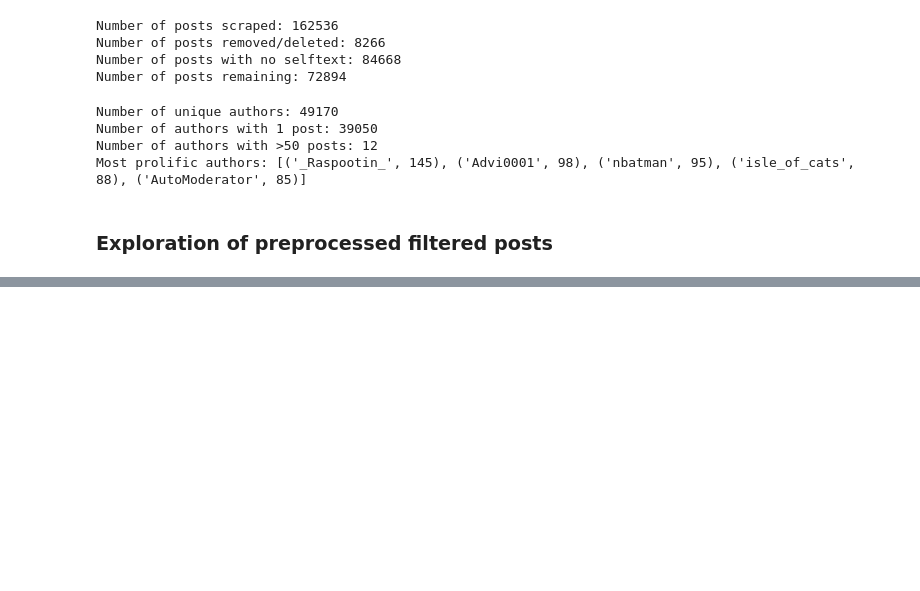
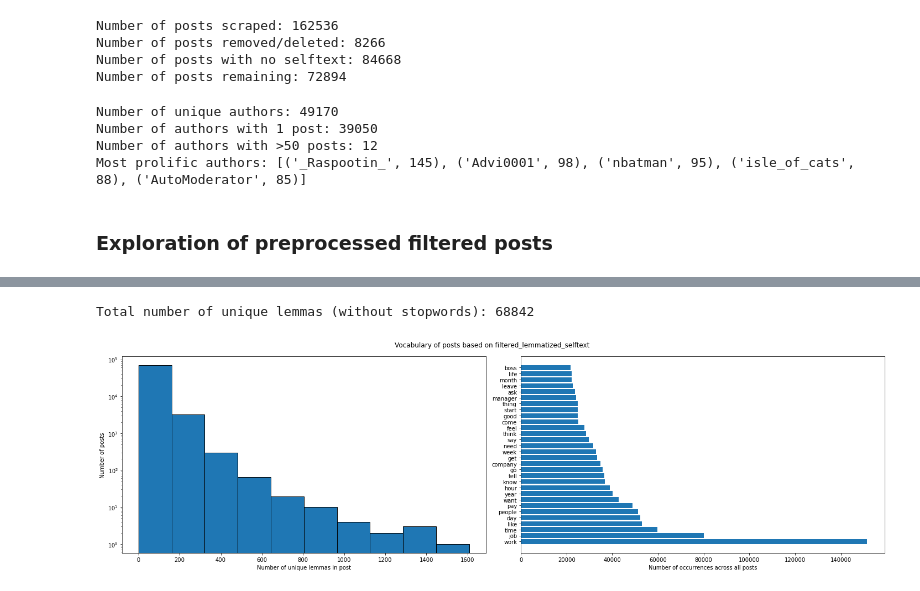
Before and after one commit to jessicalamjh/antiwork-scraping, a Jupyter notebook: notebooks/reddit-scraper.ipynb, the cells around one changed output, grey strips where cells are left out. Drawn from its saved outputs; the diff is of its cells as text; code cells hidden in the pictures; blank space fills up the shorter version.

```diff
--- a/notebooks/reddit-scraper.ipynb
+++ b/notebooks/reddit-scraper.ipynb
@@ -235,0 +260,30 @@ Now I fully understand I was lucky to have had 15 years of high paying work unde
+# %%
+# vocabulary per post and total vocabulary
+vocab_per_post = posts.filtered_lemmatized_selftext.apply(
+    lambda x: Counter([lem for sent in x for lem in sent])
+)
+total_vocab = Counter()
+for vocab in vocab_per_post:
+    total_vocab.update(vocab)
+
+print(f"Total number of unique lemmas (without stopwords): {len(total_vocab)}")
+
+if True:
+    f, axes = plt.subplots(1, 2, figsize=(20, 6))
+    plt.suptitle("Vocabulary of posts based on filtered_lemmatized_selftext")
+
+    axes[0].hist(vocab_per_post.apply(len), edgecolor='black')
+    axes[0].set_yscale('log')
+
+    axes[0].set_ylabel("Number of posts")
+    axes[0].set_xlabel("Number of unique lemmas in post")
+
+    top_words, top_freqs = zip(*total_vocab.most_common(30))
+    axes[1].barh(top_words, top_freqs)
+    axes[1].set_xlabel("Number of occurrences across all posts")
+
+    plt.tight_layout()
+    plt.show()
+# %% [output]
+Total number of unique lemmas (without stopwords): 68842
+[figure, added]
```
Also changed, not shown: parts of 2 cells of this notebook.
